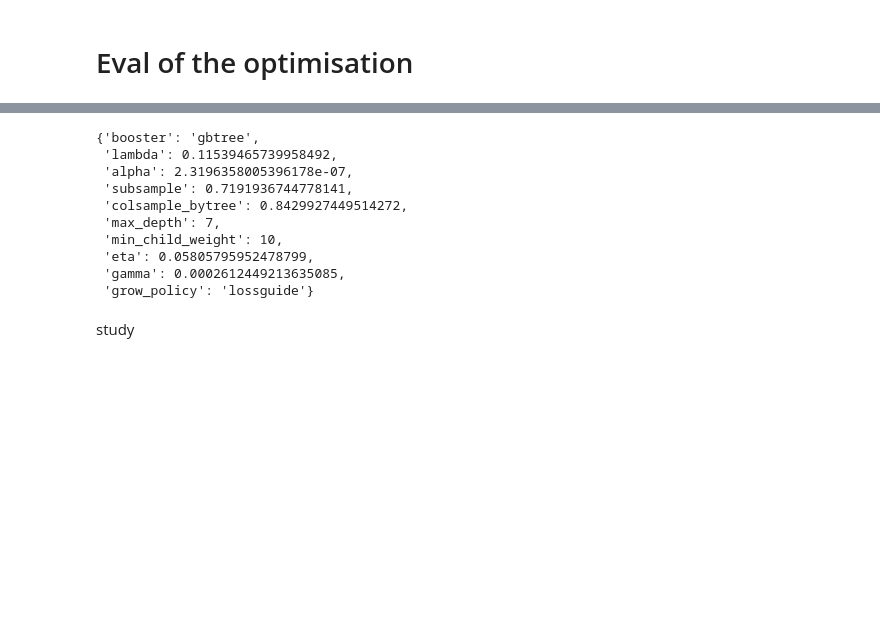
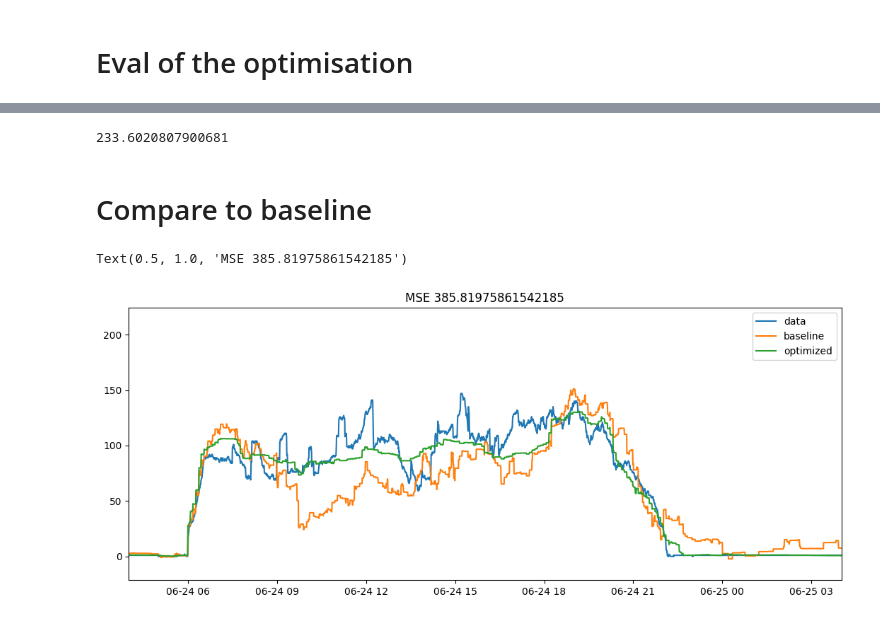
Before and after one commit to emathier/OptiSwim2, a Jupyter notebook: XGBoost/Hyperparameter.ipynb, the cells around one changed output, grey strips where cells are left out. Saved outputs shown, nothing was run; the diff lists cells and outputs as text; code cells hidden in the pictures; blank space fills up the shorter version.

```diff
--- a/XGBoost/Hyperparameter.ipynb
+++ b/XGBoost/Hyperparameter.ipynb
@@ -122,2 +94,6 @@ for key, value in trial.params.items():
 # %% [markdown]
 # Eval of the optimisation
+# %%
+study = optuna.load_study(study_name="XGB-RUN-3-euler", storage="sqlite:///optuna.db")
+print(f'Results:  MSE: {study.best_value} \n With the params:')
+study.best_params
@@ -124,15 +118,30 @@ for key, value in trial.params.items():
+# %%
+# Save params
+f = open("BestParams.txt", "w")
+f.write(str(study.best_params))
+f.close()
 # %%
-study.best_params
+study.best_value
 # %% [output]
-{'booster': 'gbtree',
- 'lambda': 0.11539465739958492,
- 'alpha': 2.3196358005396178e-07,
- 'subsample': 0.7191936744778141,
- 'colsample_bytree': 0.8429927449514272,
- 'max_depth': 7,
- 'min_child_weight': 10,
- 'eta': 0.05805795952478799,
- 'gamma': 0.0002612449213635085,
- 'grow_policy': 'lossguide'}
+233.6020807900681
-# %% [markdown]
-study
+# %% [markdown]
+# Compare to baseline
+# %%
+# Train
+reg = xgb.XGBRegressor(**study.best_params)
+reg.fit(X_train, y_train)
+
+# Inference
+y_pred_opt= reg.predict(X_test)
+
+test_time = time[timemask].reset_index().dropna()['time']
+plt.figure(figsize=(13,5))
+plt.plot(test_time, y_test, marker = " ", label= "data")
+plt.plot(test_time, y_pred, marker = " ", label= "baseline")
+plt.plot(test_time, y_pred_opt, marker = " ", label= "optimized")
+plt.xlim(test_time[0] + pd.Timedelta(days = 3.5),test_time[0] + pd.Timedelta(days = 4.5))
+plt.legend()
+plt.title(f"MSE {mse(y_pred, y_test)}")
+# %% [output]
+Text(0.5, 1.0, 'MSE 385.81975861542185')
+[figure, added]
```
Also changed, not shown: parts of 6 cells of this notebook, 8 other files.
